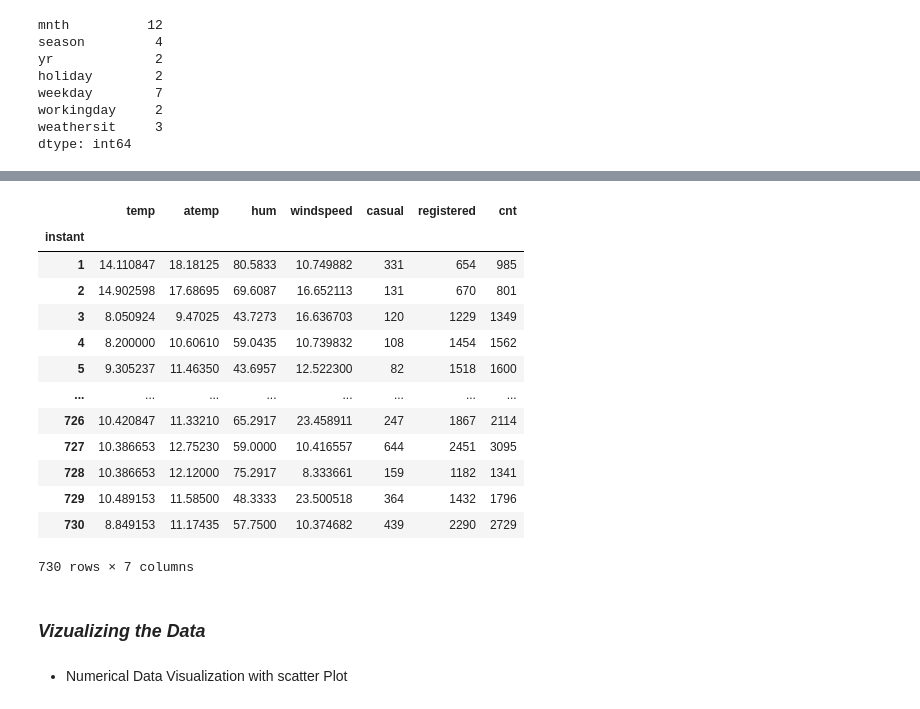
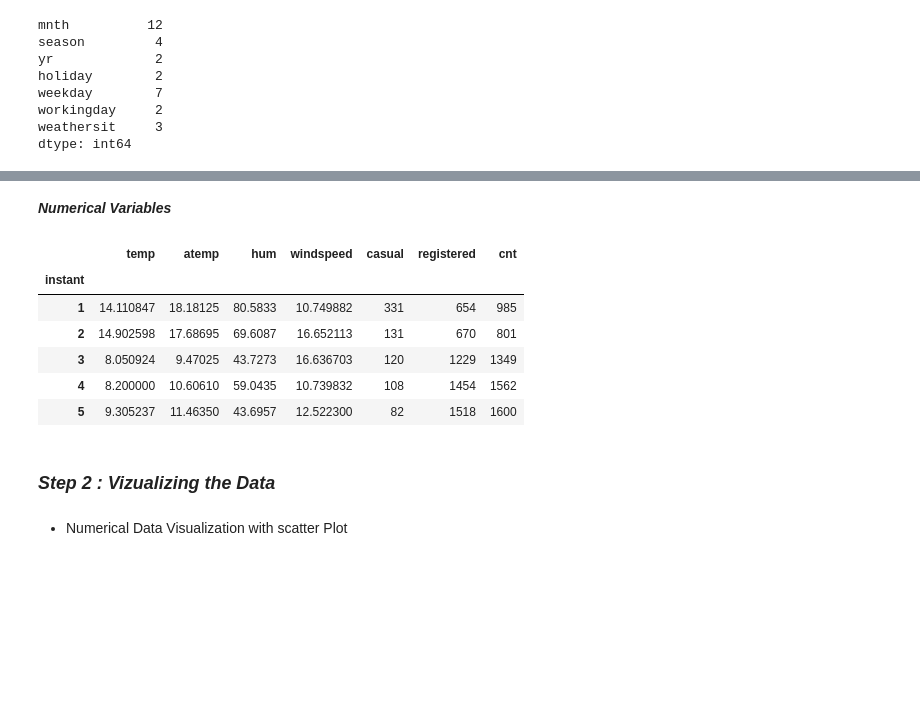
Before and after one commit to AnishRane-cox/Bike-Demand-Prediction-MLR, a Jupyter notebook: Shared_Bike.ipynb, the cells around one changed output, grey strips where cells are left out. Saved outputs shown, nothing was run; the diff lists cells and outputs as text; code cells hidden in the pictures; blank space fills up the shorter version.

```diff
--- a/Shared_Bike.ipynb
+++ b/Shared_Bike.ipynb
@@ -124,24 +130,19 @@ memory usage: 57.7+ KB
+# %% [markdown]
+___Numerical Variables___
 # %%
 num_columns = ['temp', 'atemp', 'hum', 'windspeed', 'casual','registered', 'cnt']
 # %%
-bikes[num_columns]
+bikes[num_columns].head()
 # %% [output]
 |  | temp | atemp | hum | windspeed | casual | registered | cnt |
 | instant |  |  |  |  |  |  |  |
 | 1 | 14.110847 | 18.18125 | 80.5833 | 10.749882 | 331 | 654 | 985 |
 | 2 | 14.902598 | 17.68695 | 69.6087 | 16.652113 | 131 | 670 | 801 |
 | 3 | 8.050924 | 9.47025 | 43.7273 | 16.636703 | 120 | 1229 | 1349 |
 | 4 | 8.200000 | 10.60610 | 59.0435 | 10.739832 | 108 | 1454 | 1562 |
 | 5 | 9.305237 | 11.46350 | 43.6957 | 12.522300 | 82 | 1518 | 1600 |
-| ... | ... | ... | ... | ... | ... | ... | ... |
-| 726 | 10.420847 | 11.33210 | 65.2917 | 23.458911 | 247 | 1867 | 2114 |
-| 727 | 10.386653 | 12.75230 | 59.0000 | 10.416557 | 644 | 2451 | 3095 |
-| 728 | 10.386653 | 12.12000 | 75.2917 | 8.333661 | 159 | 1182 | 1341 |
-| 729 | 10.489153 | 11.58500 | 48.3333 | 23.500518 | 364 | 1432 | 1796 |
-| 730 | 8.849153 | 11.17435 | 57.7500 | 10.374682 | 439 | 2290 | 2729 |
-730 rows × 7 columns
 # %% [markdown]
-### ___Vizualizing the Data___
+### ___Step 2 : Vizualizing the Data___
 # %% [markdown]
 - Numerical Data Visualization with scatter Plot
 # %%
```
Also changed, not shown: parts of 91 cells of this notebook.
